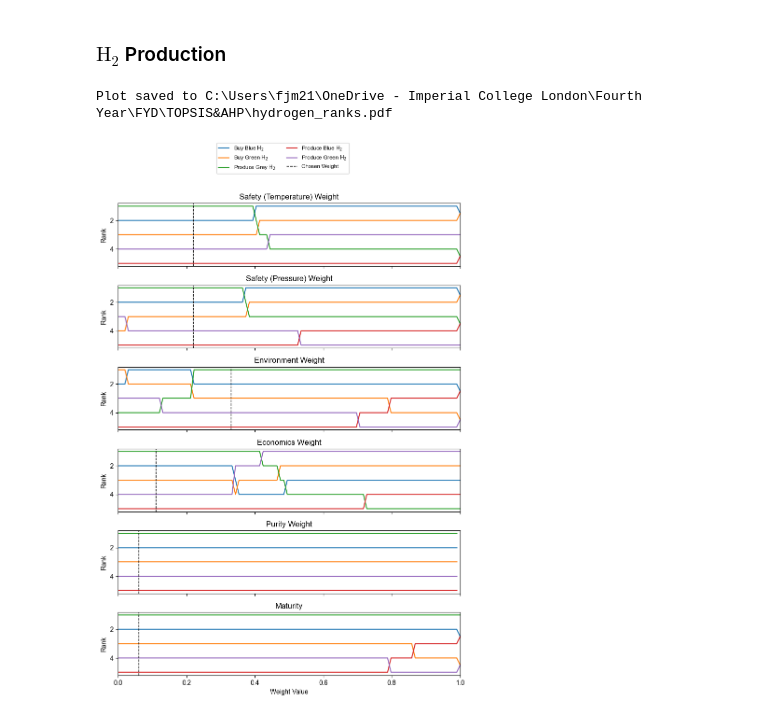
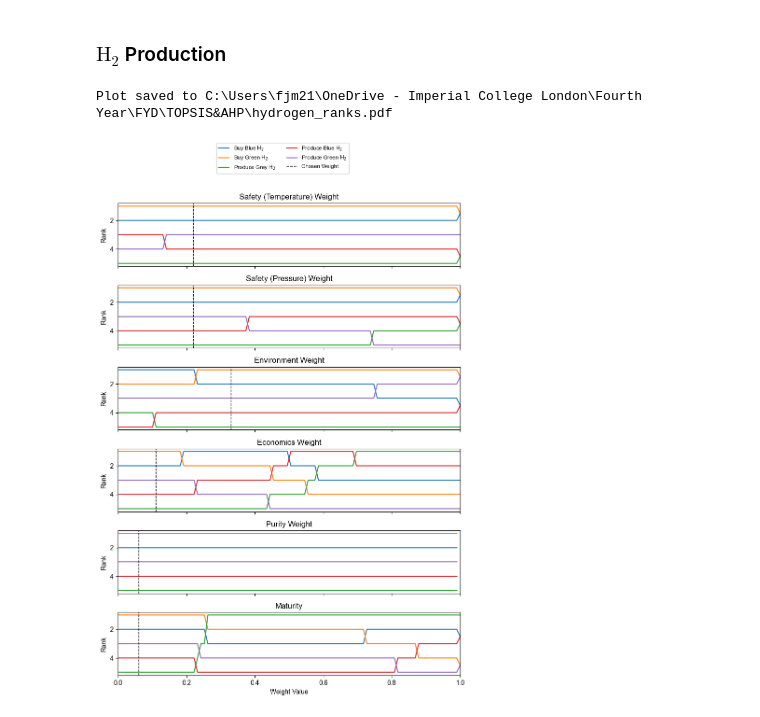
Before and after one commit to freddymartin03/FYD-Reactor-Design, a Jupyter notebook: TOPIS_Sensitivity.ipynb, the cells around one changed output. Drawn from its saved outputs; the diff is of its cells as text; code cells hidden in the pictures.

```diff
--- a/TOPIS_Sensitivity.ipynb
+++ b/TOPIS_Sensitivity.ipynb
@@ -86,19 +86,19 @@ def sens(m, weights, n=100):
 
             v_plus = np.array([
                 min(weight_norm[:, 0]),
+                max(weight_norm[:, 1]),
+                min(weight_norm[:, 2]),
+                min(weight_norm[:, 3]),
+                max(weight_norm[:, 4]), # need to manually change these for different cases
+                #max(weight_norm[:, 5])
+            ])
+            v_minus = np.array([
+                max(weight_norm[:, 0]),
                 min(weight_norm[:, 1]),
                 max(weight_norm[:, 2]),
                 max(weight_norm[:, 3]),
-                max(weight_norm[:, 4]), # need to manually change these for different cases
-                max(weight_norm[:, 5])
-            ])
-            v_minus = np.array([
-                max(weight_norm[:, 0]),
-                max(weight_norm[:, 1]),
-                min(weight_norm[:, 2]),
-                min(weight_norm[:, 3]),
                 min(weight_norm[:, 4]),
-                min(weight_norm[:, 5])
+                #min(weight_norm[:, 5])
             ])
 
             positive = (weight_norm - v_plus) ** 2
@@ -224,35 +224,35 @@ Plot saved to C:\Users\fjm21\OneDrive - Imperial College London\Fourth Year\FYD\
 ### $\mathrm{H_2}$ Production
 # %%
 m = np.array([
-    [298.0, 1.0, 2.5, 4.0, 99.99, 2.0],
-    [298.0, 1.0, 1.5, 4.4, 99.99, 0.2],
-    [1123.0, 25.0, 15.0, 2.138, 99.99, 62.0],
-    [1123.0, 25.0, 2.5, 3.108, 99.99, 2.0],
-    [348.0, 30.0, 1.5, 6.1, 99.99, 0.2]
+    [298.0, 1.0, 2500, 4.0, 99.99, 2.0],
+    [298.0, 1.0, 1500, 4.4, 99.99, 0.2],
+    [1123.0, 25.0, 15000, 2.138, 99.99, 62.0],
+    [1123.0, 25.0, 2500, 3.108, 99.99, 2.0],
+    [348.0, 30.0, 1500, 6.1, 99.99, 0.2]
 ])
 
 weights = np.array([0.22, 0.22, 0.33, 0.11, 0.06, 0.06])
 
 rank_matrix, weight_values = sens(m, weights)
 
 titles = [
     "Safety (Temperature) Weight",
     "Safety (Pressure) Weight",
     "Environment Weight",
     "Economics Weight",
     "Purity Weight",
     "Maturity"
 ]
 country_names = [
     "Buy Blue $\mathrm{H}_2$",
     "Buy Green $\mathrm{H}_2$",
     "Produce Grey $\mathrm{H}_2$",
     "Produce Blue $\mathrm{H}_2$",
     "Produce Green $\mathrm{H}_2$",
 ]
 
 save_path = r"C:\Users\fjm21\OneDrive - Imperial College London\Fourth Year\FYD\TOPSIS&AHP\hydrogen_ranks.pdf"
 plot_ranks(rank_matrix, weight_values, titles, country_names, initial_weights=weights, save_path=save_path)
 # %% [output]
 Plot saved to C:\Users\fjm21\OneDrive - Imperial College London\Fourth Year\FYD\TOPSIS&AHP\hydrogen_ranks.pdf
-[figure, old version]
+[figure, new version]
```
Also changed, not shown: parts of 1 cell of this notebook.
